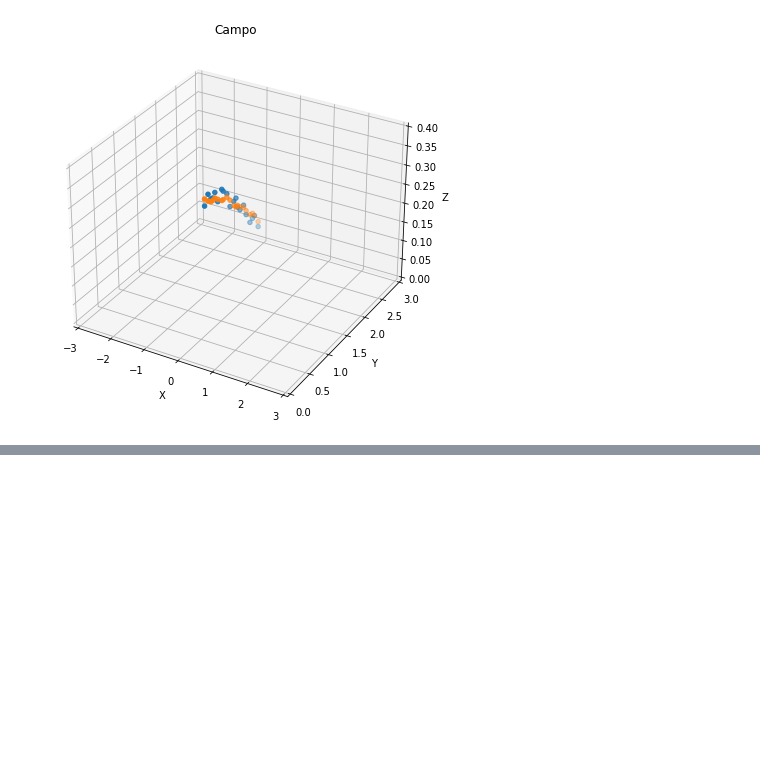
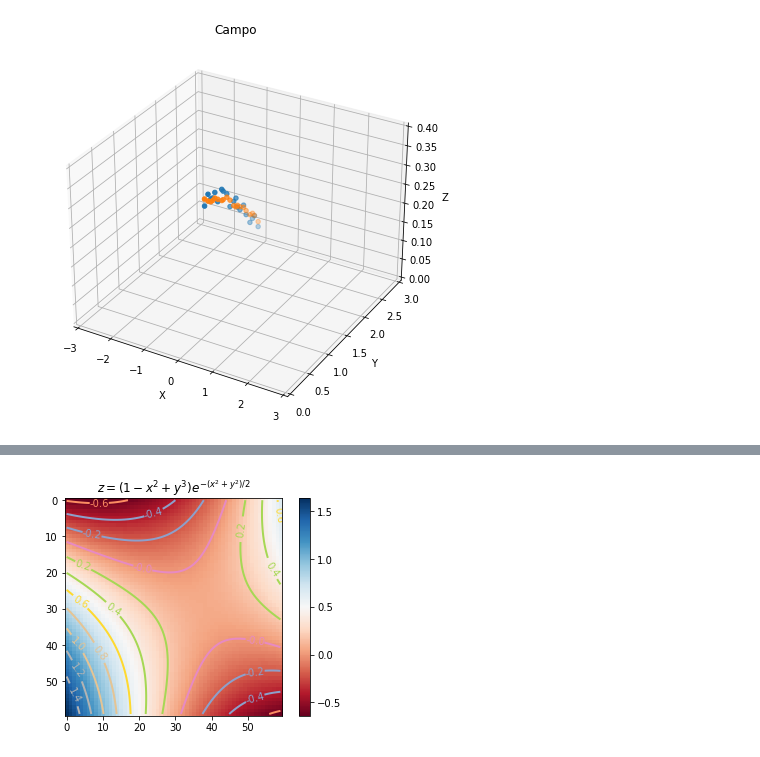
Before and after one commit to heigon77/MC886-MachineLearning-HG, a Jupyter notebook: Projeto 2/P2.ipynb, the cells around one changed output, grey strips where cells are left out. Drawn from its saved outputs; the diff is of its cells as text; code cells hidden in the pictures; blank space fills up the shorter version.

```diff
--- a/Projeto 2/P2.ipynb
+++ b/Projeto 2/P2.ipynb
@@ -463,0 +464,19 @@ plt.show()
+# %%
+from numpy import exp,arange
+from pylab import meshgrid,cm,imshow,contour,clabel,colorbar,axis,title,show
+
+x = arange(-3.0,3.0,0.1)
+y = arange(-3.0,3.0,0.1)
+X,Y = meshgrid(x, y) # grid of point
+Z = h3(t0N,t1N,t2N,t3N,t4N,t5N,X,Y) # evaluation of the function on the grid
+
+im = imshow(Z,cmap=cm.RdBu) # drawing the function
+# adding the Contour lines with labels
+cset = contour(Z,arange(-1,1.5,0.2),linewidths=2,cmap=cm.Set2)
+clabel(cset,inline=True,fmt='%1.1f',fontsize=10)
+colorbar(im) # adding the colobar on the right
+# latex fashion title
+title('$z=(1-x^2+y^3) e^{-(x^2+y^2)/2}$')
+show()
+# %% [output]
+[figure, added]
```
Also changed, not shown: parts of 3 cells of this notebook.
